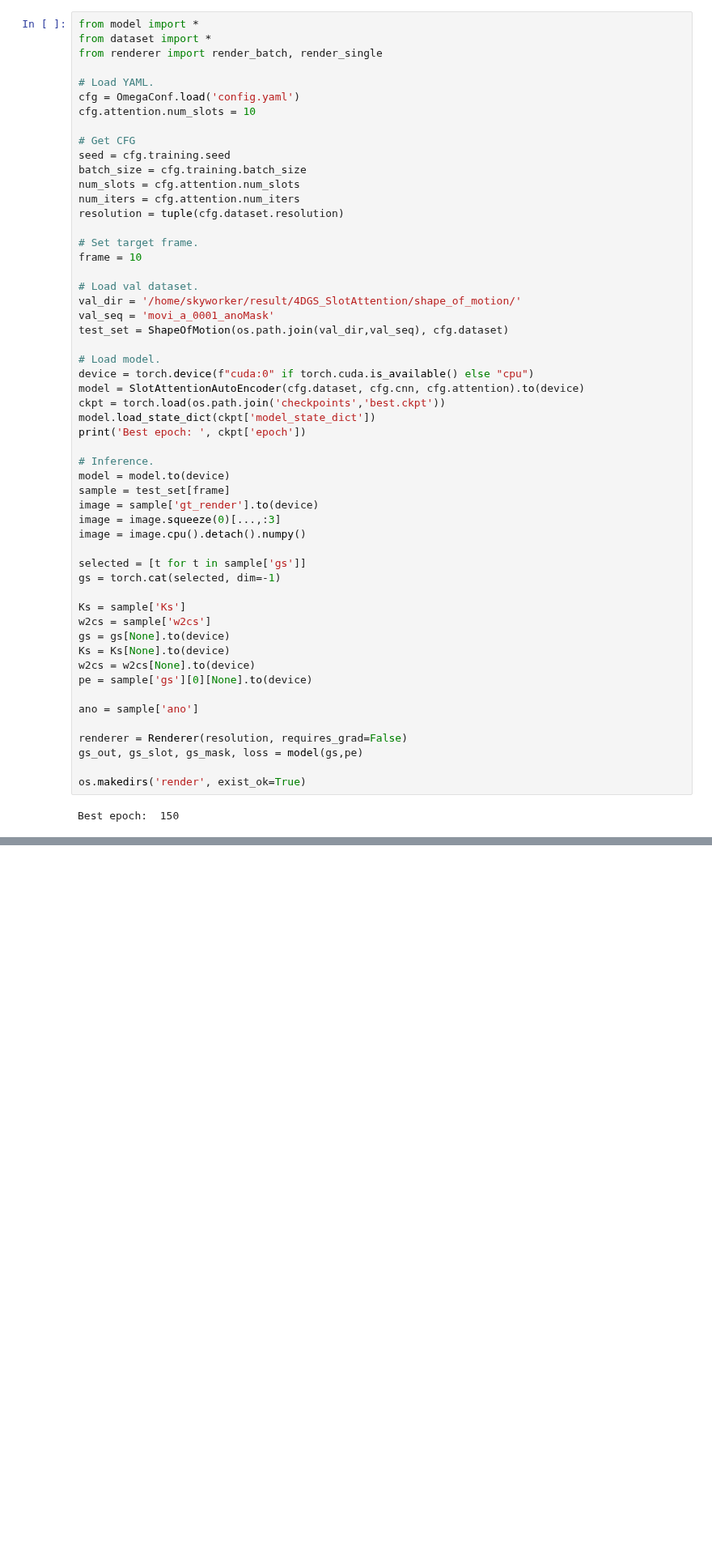
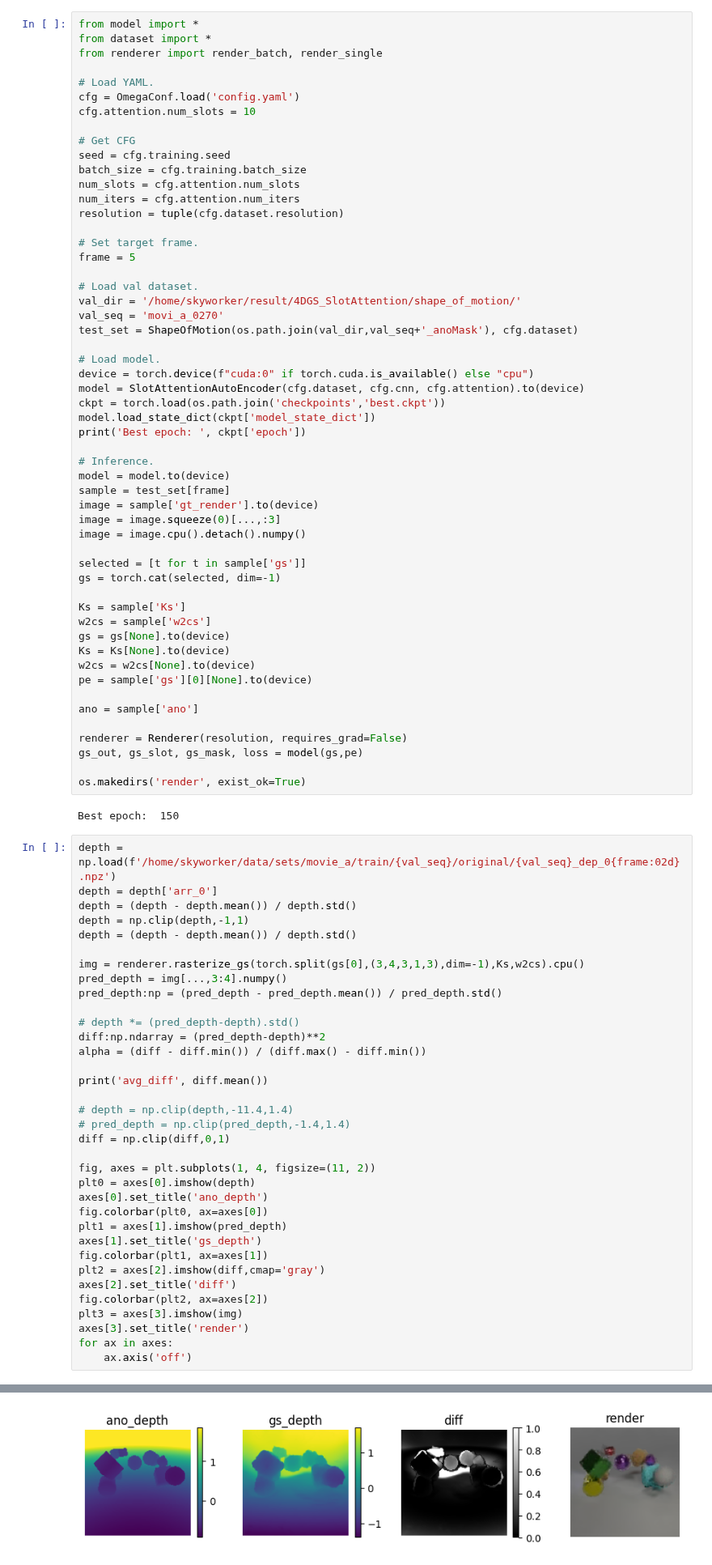
Before and after one commit to 00LukeSkyworker00/4dgs-slot-attention, a Jupyter notebook: eval.ipynb, the cells around one changed output, grey strips where cells are left out. Shown at 81% size. Cells and saved outputs as stored; diff of their text form; blank space fills up the shorter version.

Commit message:
compare depth

```diff
--- a/eval.ipynb
+++ b/eval.ipynb
@@ -30,12 +30,12 @@ num_iters = cfg.attention.num_iters
 resolution = tuple(cfg.dataset.resolution)
 
 # Set target frame.
-frame = 10
+frame = 5
 
 # Load val dataset.
 val_dir = '/home/skyworker/result/4DGS_SlotAttention/shape_of_motion/'
-val_seq = 'movi_a_0001_anoMask'
-test_set = ShapeOfMotion(os.path.join(val_dir,val_seq), cfg.dataset)
+val_seq = 'movi_a_0270'
+test_set = ShapeOfMotion(os.path.join(val_dir,val_seq+'_anoMask'), cfg.dataset)
 
 # Load model.
 device = torch.device(f"cuda:0" if torch.cuda.is_available() else "cpu")
@@ -69,3 +69,39 @@ gs_out, gs_slot, gs_mask, loss = model(gs,pe)
 os.makedirs('render', exist_ok=True)
 # %% [output]
 Best epoch:  150
+# %%
+depth = np.load(f'/home/skyworker/data/sets/movie_a/train/{val_seq}/original/{val_seq}_dep_0{frame:02d}.npz')
+depth = depth['arr_0']
+depth = (depth - depth.mean()) / depth.std()
+depth = np.clip(depth,-1,1)
+depth = (depth - depth.mean()) / depth.std()
+
+img = renderer.rasterize_gs(torch.split(gs[0],(3,4,3,1,3),dim=-1),Ks,w2cs).cpu()
+pred_depth = img[...,3:4].numpy()
+pred_depth:np = (pred_depth - pred_depth.mean()) / pred_depth.std()
+
+# depth *= (pred_depth-depth).std()
+diff:np.ndarray = (pred_depth-depth)**2
+alpha = (diff - diff.min()) / (diff.max() - diff.min())
+
+print('avg_diff', diff.mean())
+
+# depth = np.clip(depth,-11.4,1.4)
+# pred_depth = np.clip(pred_depth,-1.4,1.4)
+diff = np.clip(diff,0,1)
+
+fig, axes = plt.subplots(1, 4, figsize=(11, 2))
+plt0 = axes[0].imshow(depth)
+axes[0].set_title('ano_depth')
+fig.colorbar(plt0, ax=axes[0])
+plt1 = axes[1].imshow(pred_depth)
+axes[1].set_title('gs_depth')
+fig.colorbar(plt1, ax=axes[1])
+plt2 = axes[2].imshow(diff,cmap='gray')
+axes[2].set_title('diff')
+fig.colorbar(plt2, ax=axes[2])
+plt3 = axes[3].imshow(img)
+axes[3].set_title('render')
+for ax in axes:
+    ax.axis('off')
+# %% [output]
@@ -72,3 +110,4 @@ Best epoch:  150
+[figure, added]
 # %%
 from matplotlib import animation
 from IPython.display import HTML
```
Also changed, not shown: parts of 1 cell of this notebook.
